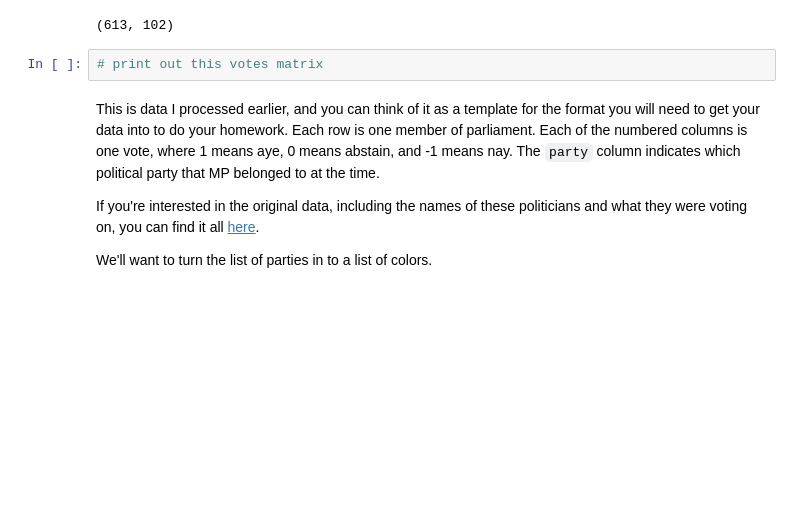
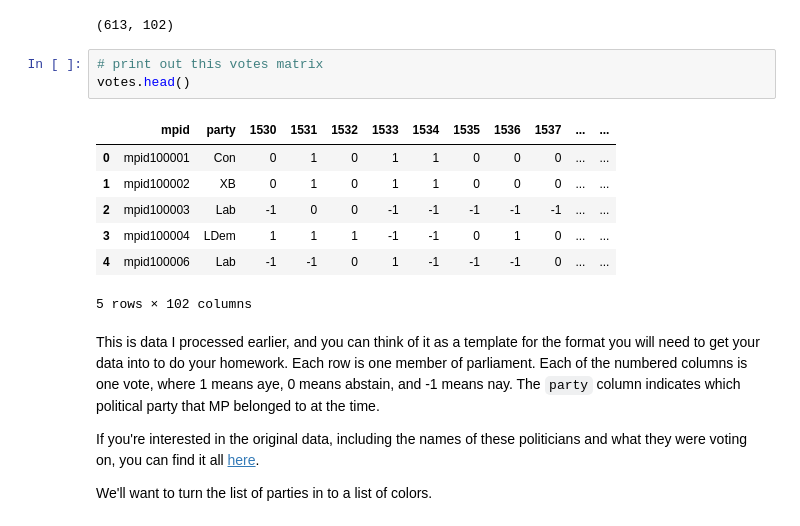
Before and after one commit to xeophin/lede-algorithms, a Jupyter notebook: week-2/week-2-2-class-empty.ipynb, the cells around one changed output. Drawn from its saved outputs; the diff is of its cells as text; blank space fills up the shorter version.

```diff
--- a/week-2/week-2-2-class-empty.ipynb
+++ b/week-2/week-2-2-class-empty.ipynb
@@ -125,6 +125,15 @@ votes.shape
 (613, 102)
 # %%
 # print out this votes matrix
+votes.head()
+# %% [output]
+|  | mpid | party | 1530 | 1531 | 1532 | 1533 | 1534 | 1535 | 1536 | 1537 | ... | ... |
+| 0 | mpid100001 | Con | 0 | 1 | 0 | 1 | 1 | 0 | 0 | 0 | ... | ... |
+| 1 | mpid100002 | XB | 0 | 1 | 0 | 1 | 1 | 0 | 0 | 0 | ... | ... |
+| 2 | mpid100003 | Lab | -1 | 0 | 0 | -1 | -1 | -1 | -1 | -1 | ... | ... |
+| 3 | mpid100004 | LDem | 1 | 1 | 1 | -1 | -1 | 0 | 1 | 0 | ... | ... |
+| 4 | mpid100006 | Lab | -1 | -1 | 0 | 1 | -1 | -1 | -1 | 0 | ... | ... |
+5 rows × 102 columns
 # %% [markdown]
 This is data I processed earlier, and you can think of it as a template for the format you will need to get your data into to do your homework. Each row is one member of parliament. Each of the numbered columns is one vote, where 1 means aye, 0 means abstain, and -1 means nay. The `party` column indicates which political party that MP belonged to at the time.
 
```
Also changed, not shown: parts of 11 cells of this notebook, 3 other files.
